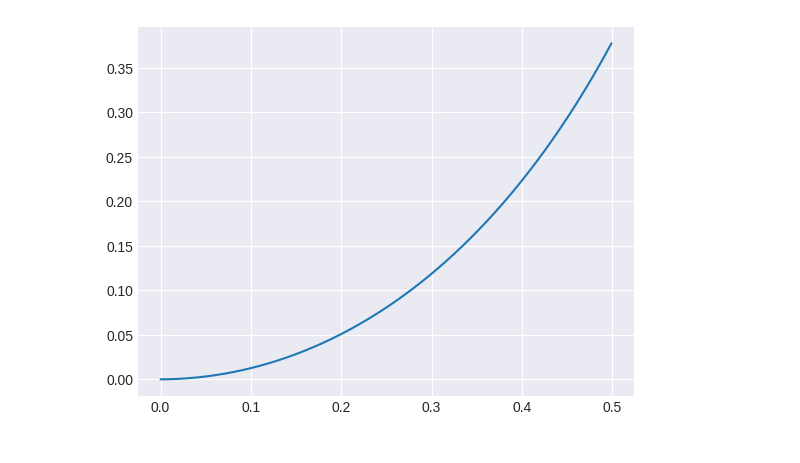
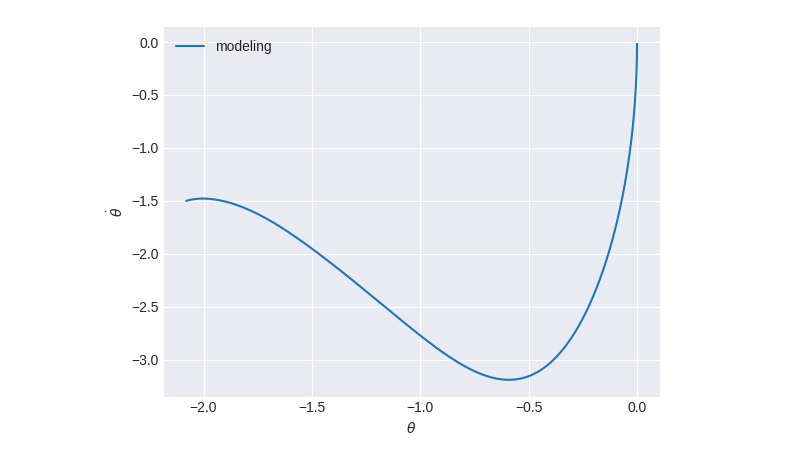
Before and after one commit to reiv27/biomechanics, a Jupyter notebook: dynamics_handmade.ipynb, the cells around one changed output. Saved outputs shown, nothing was run; the diff lists cells and outputs as text; code cells hidden in the pictures.

```diff
--- a/dynamics_handmade.ipynb
+++ b/dynamics_handmade.ipynb
@@ -110,9 +110,13 @@ def load_polynomials_from_json(json_path, side='right', calculated_angles_path=N
   num_data = data['metadata'].get('num_frames', len(time))
   frequency = data['metadata'].get('frequency', 100.0)
 
-  # Load q2 from calculated_angles.json if frame_range is available
+  # Load q2: first try from approximation_data.json, then from calculated_angles.json
   q2 = None
-  if 'frame_range' in data['metadata']:
+  if 'q2' in data and side in data['q2']:
+    # q2 is directly available in approximation_data.json
+    q2 = np.array(data['q2'][side])
+  elif 'frame_range' in data['metadata']:
+    # Fallback: load from calculated_angles.json if frame_range is available
     frame_range = data['metadata']['frame_range']
 
     # Try to find calculated_angles.json file
@@ -148,6 +152,8 @@ def load_polynomials_from_json(json_path, side='right', calculated_angles_path=N
     else:
       print(f"⚠️  Warning: Could not find calculated_angles.json file at {calculated_angles_path}")
       print(f"   q2 will be None. Please provide calculated_angles_path parameter.")
+  else:
+    print(f"⚠️  Warning: q2 data not found in approximation_data.json and no frame_range available.")
 
   result = {
     'phi_1': [coeffs['phi_1']['a'], coeffs['phi_1']['b'], coeffs['phi_1']['c'], coeffs['phi_1']['d']],
@@ -226,9 +348,10 @@ t = 0
 
 theta_list = []
 theta_d_list = []
+theta_dd_list = []
 time_list = []
 
-for i in range(1000):
+for i in range(frequency):
   q1 = phi(theta, coeffs_1)
   q3 = phi(theta, coeffs_3)
   q1_dot = phi_dot(theta, coeffs_1)
@@ -248,15 +371,19 @@ for i in range(1000):
 
   theta_list.append(theta)
   theta_d_list.append(theta_d)
+  theta_dd_list.append(theta_dd)
   time_list.append(t)
 
   t += dt
 
 theta_list = np.array(theta_list)
 theta_d_list = np.array(theta_d_list)
+theta_dd_list = np.array(theta_dd_list)
-# %%
-slise = 500
-plt.plot(time_list[:slise], theta_list[:slise])
-plt.show()
-# %% [output]
-[figure, removed]
+# %%
+plt.plot(theta_list, theta_d_list, label='modeling')
+plt.xlabel(r'$\theta$')
+plt.ylabel(r'$\dot{\theta}$')
+plt.legend()
+plt.show()
+# %% [output]
+[figure, added]
```
Also changed, not shown: parts of 7 cells of this notebook, 3 other files.
